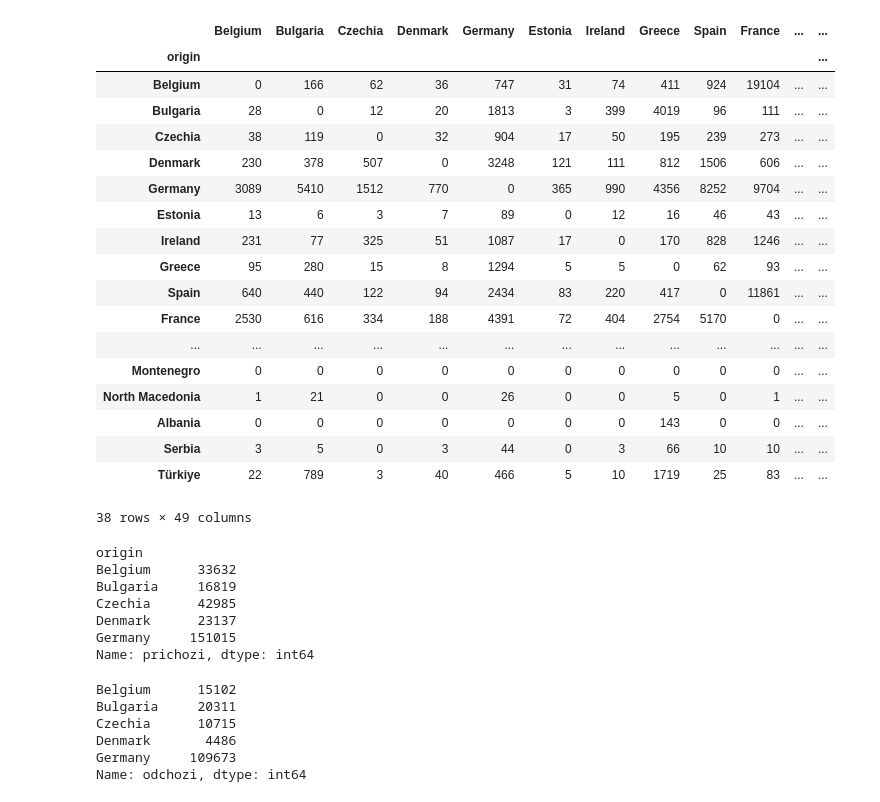
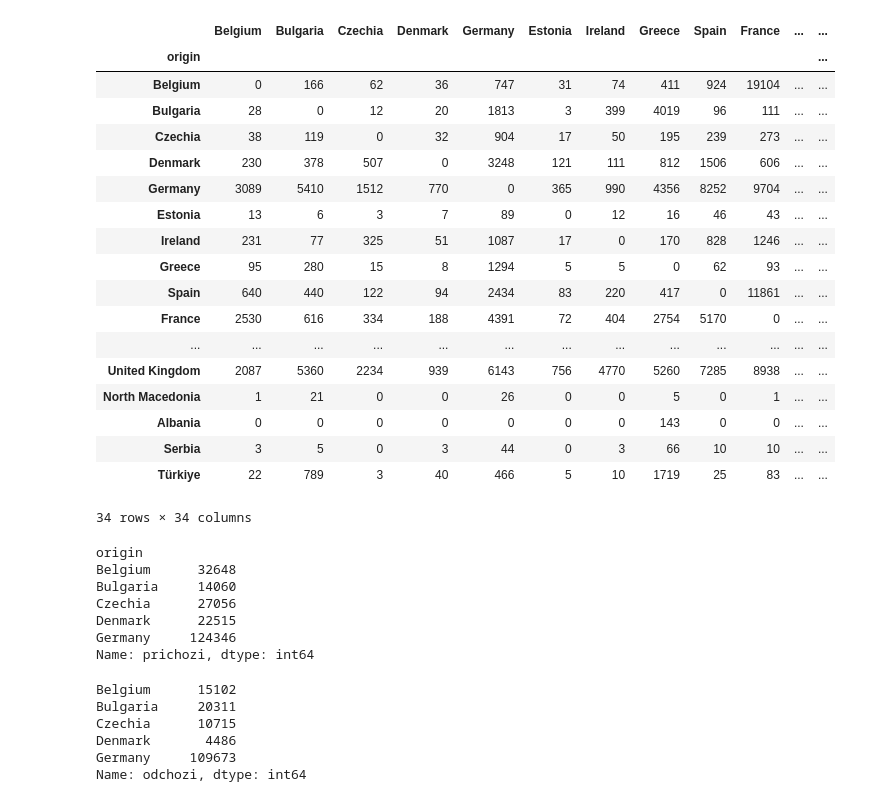
Before and after one commit to kovarmi9/PKAR_mobility_of_university_students, a Jupyter notebook: notebooks/europe/europe_countries_points.ipynb, the cells around one changed output. Saved outputs shown, nothing was run; the diff lists cells and outputs as text; code cells hidden in the pictures.

```diff
--- a/notebooks/europe/europe_countries_points.ipynb
+++ b/notebooks/europe/europe_countries_points.ipynb
@@ -5,43 +5,43 @@ from shapely.geometry import LineString
 import matplotlib.pyplot as plt
 # %%
 # Load OD matrix
-df = pd.read_excel('../data/europe/data_europe.xlsx')
+df = pd.read_excel('../../data/europe/data_europe.xlsx')
 
 # 2. Ulož název krajů ze sloupce a nastav index
 df = df.rename(columns={'University ↓ / Student →': 'origin'})
 df = df.set_index('origin')
 
 # 3. Očisti názvy (pro jistotu, kvůli shodě)
 df.index = df.index.str.strip()
 df.columns = df.columns.str.strip()
 
 # 4. Pro každou krajskou kombinaci: pokud je řádek == sloupec → nastav 0
 for region in df.index:
     if region in df.columns:
         df.at[region, region] = 0
 
 # 5. Výstup pro kontrolu
 df
 # %% [output]
 |  | Belgium | Bulgaria | Czechia | Denmark | Germany | Estonia | Ireland | Greece | Spain | France | ... | ... |
 | origin |  |  |  |  |  |  |  |  |  |  |  | ... |
 | Belgium | 0 | 166 | 62 | 36 | 747 | 31 | 74 | 411 | 924 | 19104 | ... | ... |
 | Bulgaria | 28 | 0 | 12 | 20 | 1813 | 3 | 399 | 4019 | 96 | 111 | ... | ... |
 | Czechia | 38 | 119 | 0 | 32 | 904 | 17 | 50 | 195 | 239 | 273 | ... | ... |
 | Denmark | 230 | 378 | 507 | 0 | 3248 | 121 | 111 | 812 | 1506 | 606 | ... | ... |
 | Germany | 3089 | 5410 | 1512 | 770 | 0 | 365 | 990 | 4356 | 8252 | 9704 | ... | ... |
 | Estonia | 13 | 6 | 3 | 7 | 89 | 0 | 12 | 16 | 46 | 43 | ... | ... |
 | Ireland | 231 | 77 | 325 | 51 | 1087 | 17 | 0 | 170 | 828 | 1246 | ... | ... |
 | Greece | 95 | 280 | 15 | 8 | 1294 | 5 | 5 | 0 | 62 | 93 | ... | ... |
 | Spain | 640 | 440 | 122 | 94 | 2434 | 83 | 220 | 417 | 0 | 11861 | ... | ... |
 | France | 2530 | 616 | 334 | 188 | 4391 | 72 | 404 | 2754 | 5170 | 0 | ... | ... |
 | ... | ... | ... | ... | ... | ... | ... | ... | ... | ... | ... | ... | ... |
-| Montenegro | 0 | 0 | 0 | 0 | 0 | 0 | 0 | 0 | 0 | 0 | ... | ... |
+| United Kingdom | 2087 | 5360 | 2234 | 939 | 6143 | 756 | 4770 | 5260 | 7285 | 8938 | ... | ... |
 | North Macedonia | 1 | 21 | 0 | 0 | 26 | 0 | 0 | 5 | 0 | 1 | ... | ... |
 | Albania | 0 | 0 | 0 | 0 | 0 | 0 | 0 | 143 | 0 | 0 | ... | ... |
 | Serbia | 3 | 5 | 0 | 3 | 44 | 0 | 3 | 66 | 10 | 10 | ... | ... |
 | Türkiye | 22 | 789 | 3 | 40 | 466 | 5 | 10 | 1719 | 25 | 83 | ... | ... |
-38 rows × 49 columns
+34 rows × 34 columns
 # %%
 # Příchozí studenti do každého kraje
 prichozi = df.sum(axis=1).rename('prichozi')
@@ -49,11 +49,11 @@ prichozi = df.sum(axis=1).rename('prichozi')
 prichozi.head()
 # %% [output]
 origin
-Belgium      33632
-Bulgaria     16819
-Czechia      42985
-Denmark      23137
-Germany     151015
+Belgium      32648
+Bulgaria     14060
+Czechia      27056
+Denmark      22515
+Germany     124346
 Name: prichozi, dtype: int64
 # %%
 # Odchozí studenti z každého kraje
```
Also changed, not shown: parts of 7 cells of this notebook, 6 other files.
